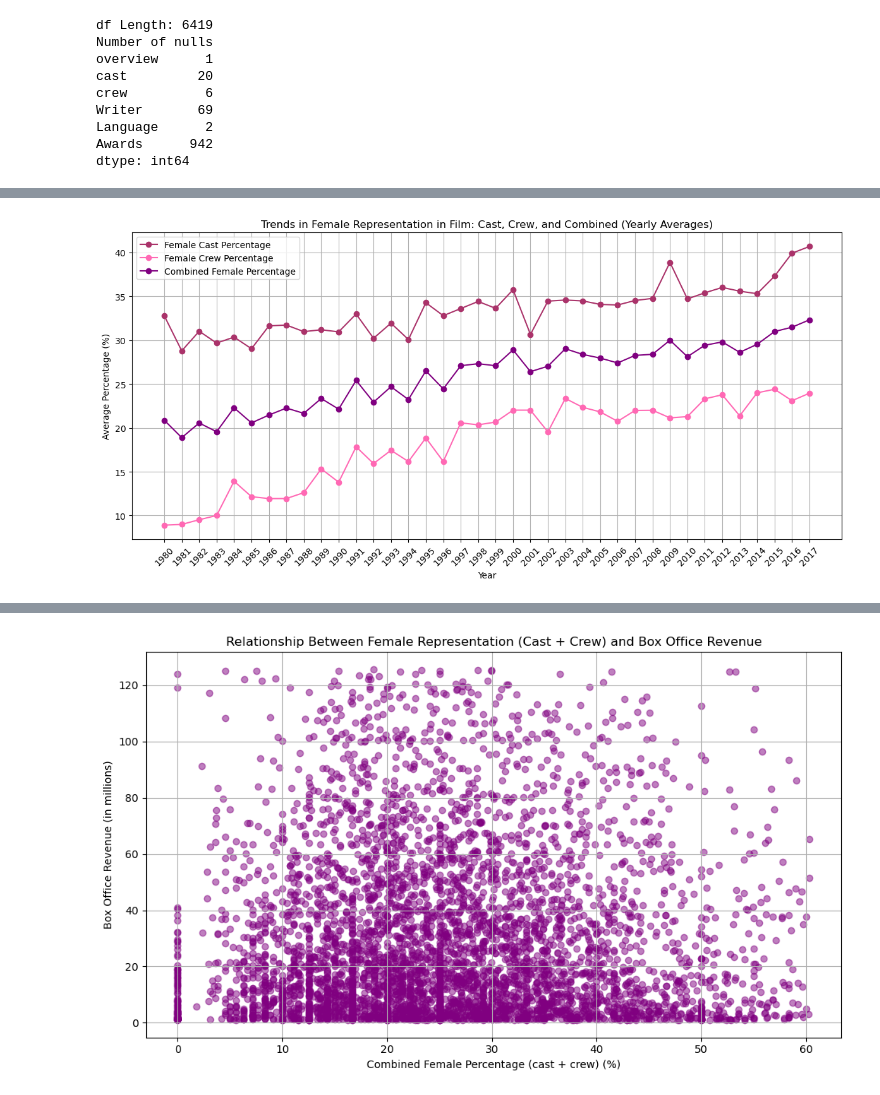
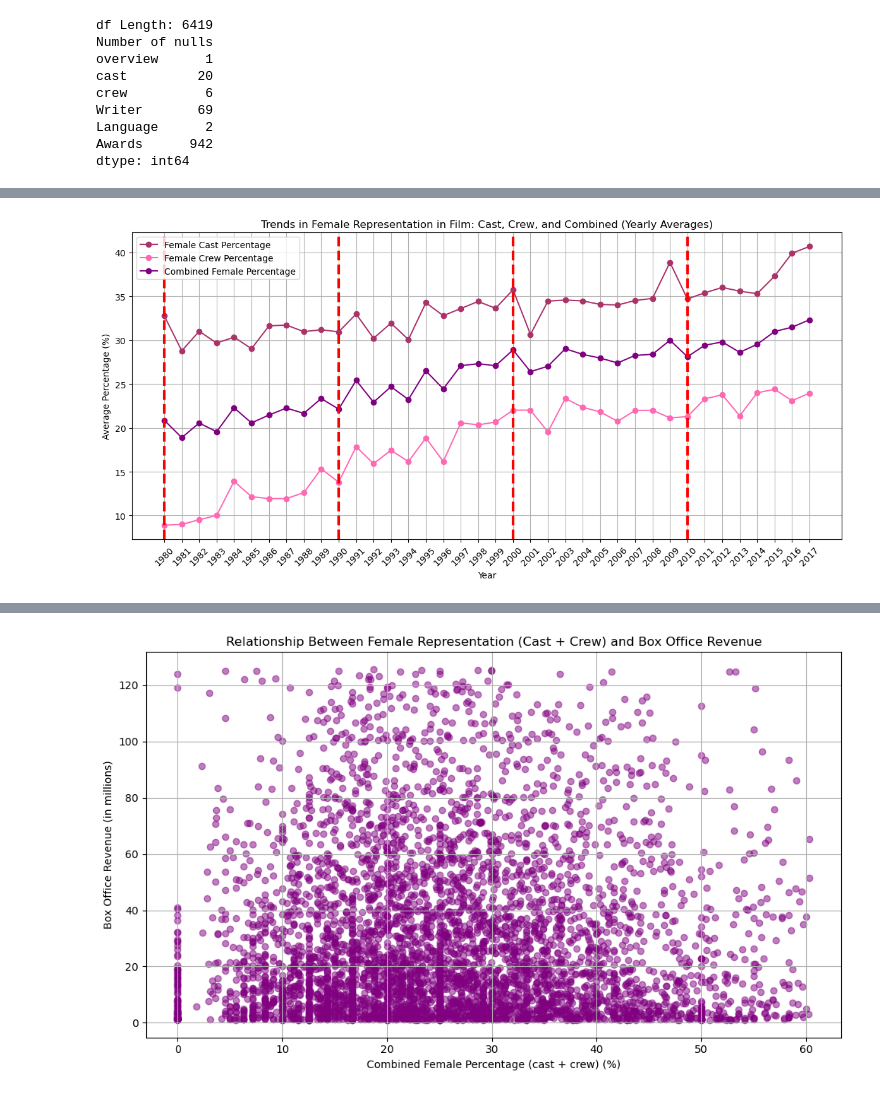
Before and after one commit to TomSull222/BCS-Project-1, a Jupyter notebook: dan-main.ipynb, the cells around one changed output, grey strips where cells are left out. Drawn from its saved outputs; the diff is of its cells as text; code cells hidden in the pictures.

```diff
--- a/dan-main.ipynb
+++ b/dan-main.ipynb
@@ -126,32 +126,42 @@ Dataframe size 5457
 # %%
 #Start Visualizing
 
 
 # Group by Year and calculate the mean percent_female_cast and percent_female_crew
 grouped_df = refined_df.groupby('Year').agg({
     'percent_female_cast': 'mean',
     'percent_female_crew': 'mean',
     'percent_female_combined': 'mean'
 })
 
 # Assuming grouped_df is already defined as per your code
 plt.figure(figsize=(12, 6))
 
 # Plotting the lines
 plt.plot(grouped_df.index, grouped_df['percent_female_cast'], label='Female Cast Percentage', color='#AA336A', marker='o')
 plt.plot(grouped_df.index, grouped_df['percent_female_crew'], label='Female Crew Percentage', color='hotpink', marker='o')
 plt.plot(grouped_df.index, grouped_df['percent_female_combined'], label='Combined Female Percentage', color='purple', marker='o')
 
+# Adding vertical lines for the start of each decade
+decade_starts = [1980, 1990, 2000, 2010]  # List of decades
+for year in decade_starts:
+    plt.axvline(x=year, color='red', linestyle='--', linewidth=3)  # Add vertical line
+
+
 # Adding titles and labels
 plt.title('Trends in Female Representation in Film: Cast, Crew, and Combined (Yearly Averages)')
 plt.xlabel('Year')
 plt.ylabel('Average Percentage (%)')
 plt.xticks(grouped_df.index, rotation=45)  # Rotate x-axis labels for better readability
 plt.legend()  # Show legend
 plt.grid(True)  # Add a grid for better visibility
 
+plt.tight_layout()  # Adjust layout to fit labels
+
+# Save the plot as an image
+plt.savefig('female_representation_trends.png')  # Save as PNG
+
 # Show plot
-plt.tight_layout()  # Adjust layout to fit labels
 plt.show()
 # %% [output]
-[figure, old version]
+[figure, new version]
```
Also changed, not shown: parts of 2 cells of this notebook, 1 other file.
